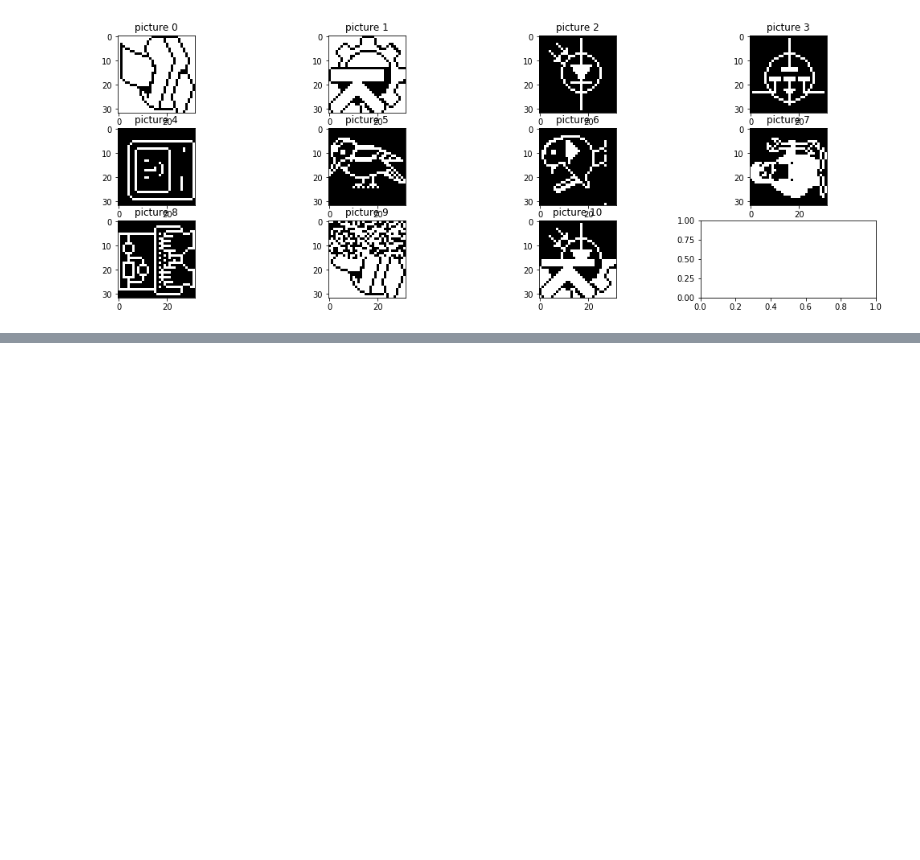
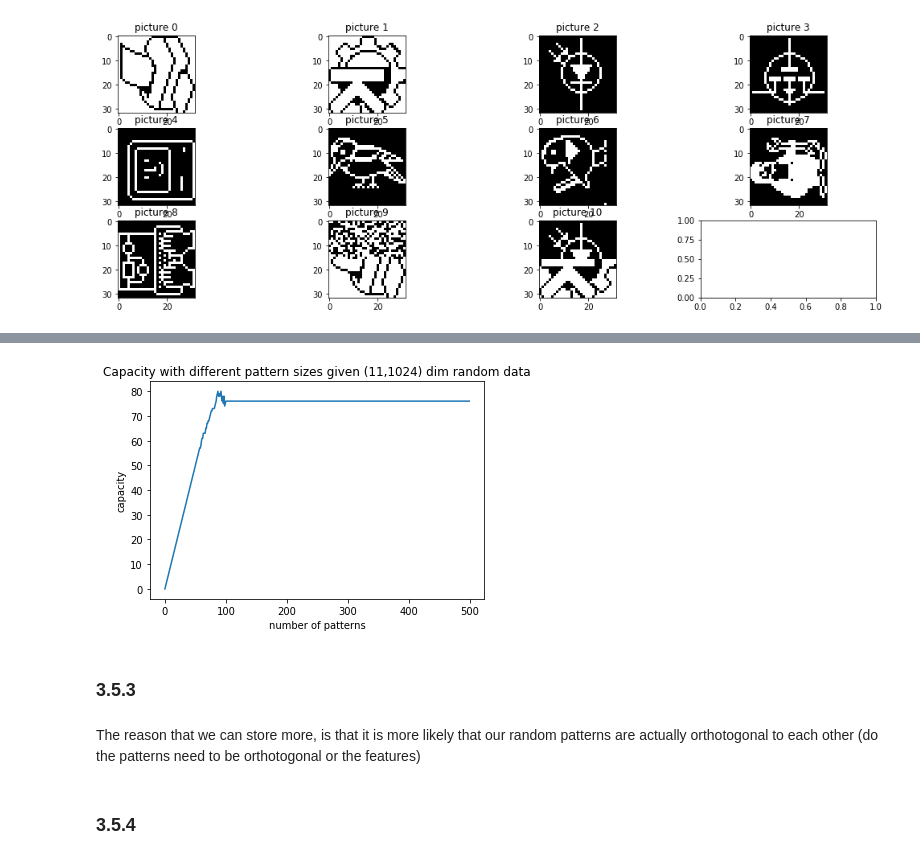
Before and after one commit to kenza-bouzid/ann_labs, a Jupyter notebook: lab3/3_5.ipynb, the cells around one changed output, grey strips where cells are left out. Saved outputs shown, nothing was run; the diff lists cells and outputs as text; code cells hidden in the pictures; blank space fills up the shorter version.

```diff
--- a/lab3/3_5.ipynb
+++ b/lab3/3_5.ipynb
@@ -42,0 +96,22 @@ Convergence towards stored pattern nb 2!
+# %%
+random_patterns = np.random.binomial(1,0.5,(100,1024))*2-1
+importlib.reload(hn)
+capacity = list()
+rng = range(500)
+for i in rng:
+    hop_net2 = hn.HopfieldNetwork(random_patterns[:i,:])
+    capacity.append(hop_net2.check_capacity())
+# %%
+plt.plot(rng,capacity)
+plt.xlabel("number of patterns")
+plt.ylabel("capacity")
+plt.title("Capacity with different pattern sizes given (11,1024) dim random data")
+plt.show()
+# %% [output]
+[figure, added]
+# %% [markdown]
+### 3.5.3
+# %% [markdown]
+The reason that we can store more, is that it is more likely that our random patterns are actually orthotogonal to each other (do the patterns need to be orthotogonal or the features)
+# %% [markdown]
+### 3.5.4
```
Also changed, not shown: parts of 16 cells of this notebook, 2 other files.
